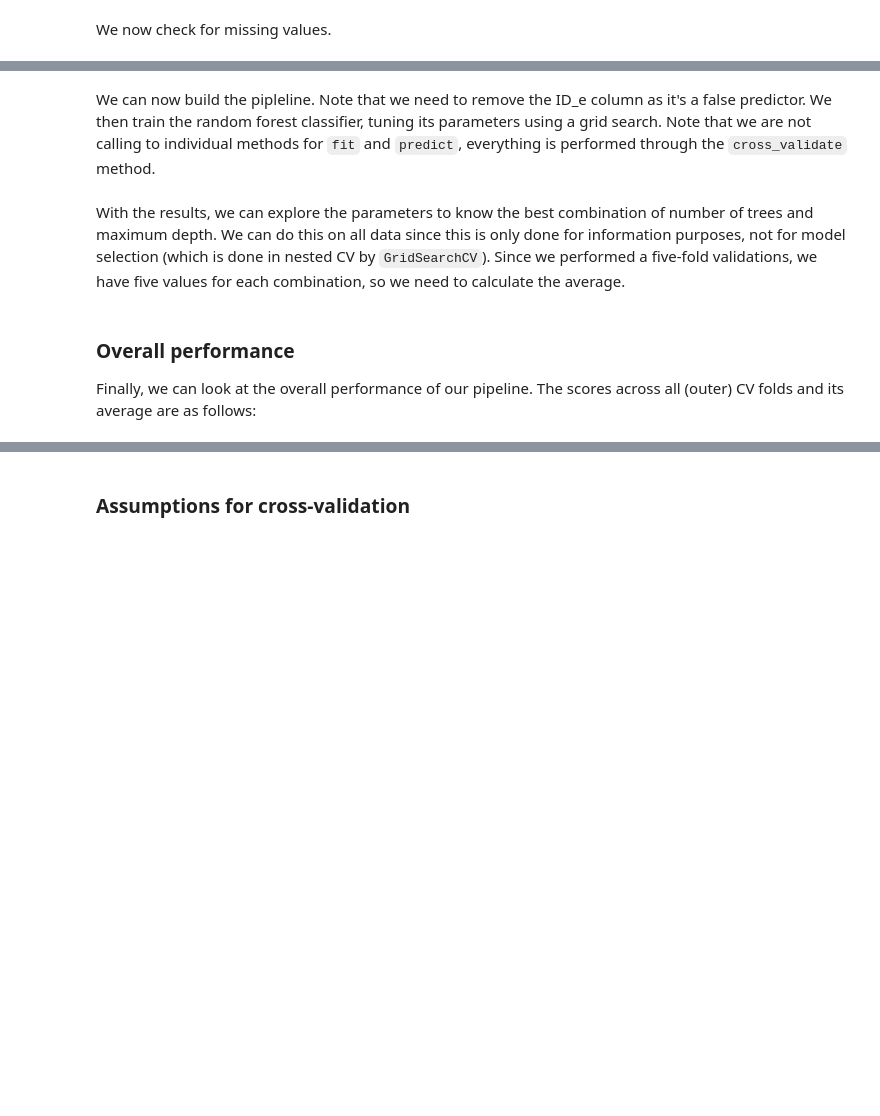
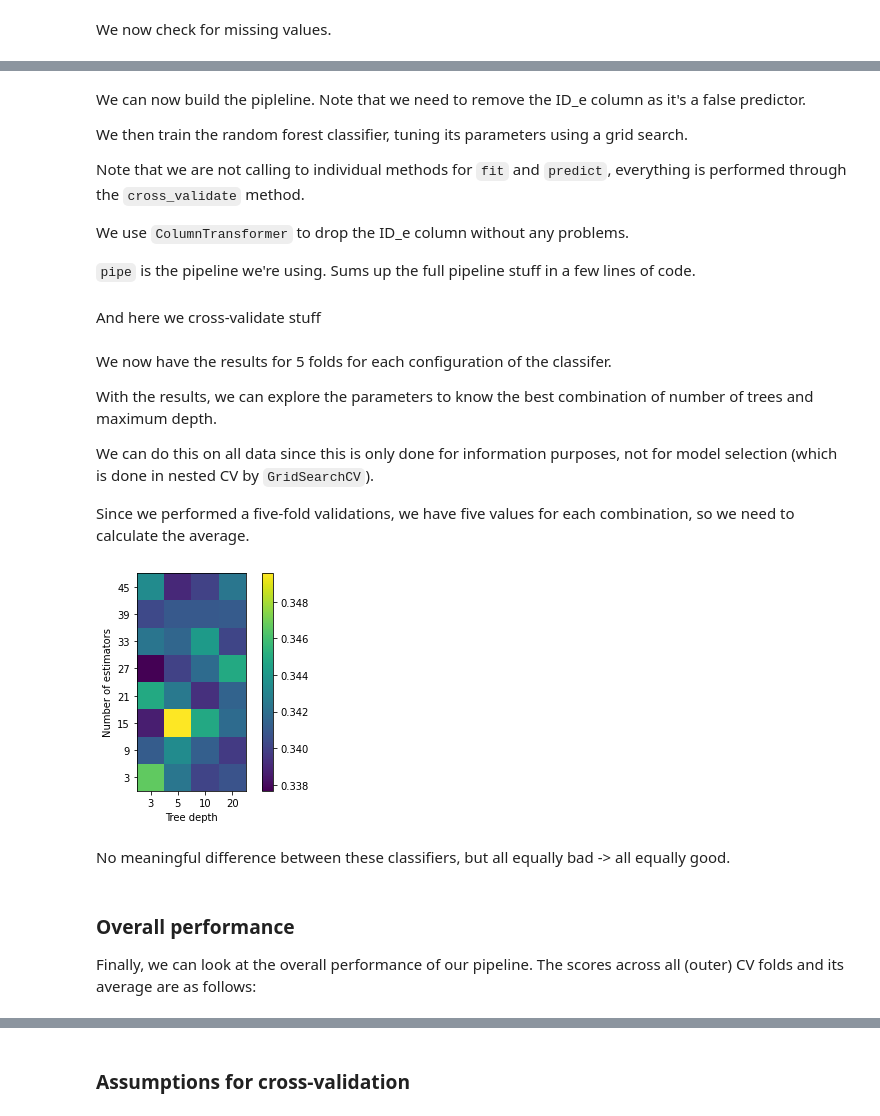
Before and after one commit to 11BelowStudio/ce802labs, a Jupyter notebook: lab4/Solving the lizard problem.ipynb, the cells around one changed output, grey strips where cells are left out. Saved outputs shown, nothing was run; the diff lists cells and outputs as text; code cells hidden in the pictures; blank space fills up the shorter version.

Commit message:
gone through lab 4, also moving some of the assignment files around

```diff
--- a/lab4/Solving the lizard problem.ipynb
+++ b/lab4/Solving the lizard problem.ipynb
@@ -100,7 +214,17 @@ class GroupImputer(BaseEstimator, TransformerMixin):
         self.fit(X, y, **fit_params)
         return self.transform(X, y)
 # %% [markdown]
-We can now build the pipleline. Note that we need to remove the ID_e column as it's a false predictor. We then train the random forest classifier, tuning its parameters using a grid search. Note that we are not calling to individual methods for `fit` and `predict`, everything is performed through the `cross_validate` method.
+We can now build the pipleline.
+Note that we need to remove the ID_e column as it's a false predictor.
+
+We then train the random forest classifier, tuning its parameters using a grid search.
+
+Note that we are not calling to individual methods for `fit` and `predict`,
+everything is performed through the `cross_validate` method.
+
+We use `ColumnTransformer` to drop the ID_e column without any problems.
+
+`pipe` is the pipeline we're using. Sums up the full pipeline stuff in a few lines of code.
 # %%
 import sklearn.metrics as mt
 from sklearn.pipeline import Pipeline
@@ -122,0 +260,2 @@ scores = cross_validate(search, x, y, scoring=['accuracy'], cv=cv, return_estima
+# %% [markdown]
+And here we cross-validate stuff
@@ -123,22 +265,41 @@ scores = cross_validate(search, x, y, scoring=['accuracy'], cv=cv, return_estima
 # %% [markdown]
-With the results, we can explore the parameters to know the best combination of number of trees and maximum depth. We can do this on all data since this is only done for information purposes, not for model selection (which is done in nested CV by `GridSearchCV`). Since we performed a five-fold validations, we have five values for each combination, so we need to calculate the average.
+We now have the results for 5 folds for each configuration of the classifer.
+
+
+With the results,
+we can explore the parameters to know the best combination of
+number of trees and maximum depth.
+
+We can do this on all data since this is only done for information purposes,
+not for model selection (which is done in nested CV by `GridSearchCV`).
+
+Since we performed a five-fold validations, we have five values for each combination,
+so we need to calculate the average.
 # %%
 %matplotlib inline
 from matplotlib import pyplot as plt
 
 features = np.zeros((len(param_grid['rf__n_estimators']), len(param_grid['rf__max_depth'])))
 for estimator in scores['estimator']:
     features += estimator.cv_results_['mean_test_score'].reshape(features.shape)
 features /= len(scores['estimator'])
 
 im = plt.imshow(features, origin='lower')
 plt.colorbar(im)
 plt.xticks(np.arange(len(param_grid['rf__max_depth'])), param_grid['rf__max_depth'])
 plt.yticks(np.arange(len(param_grid['rf__n_estimators'])), param_grid['rf__n_estimators'])
+plt.xlabel("Tree depth")
+plt.ylabel("Number of estimators")
 plt.show()
+# %% [output]
+[figure, added]
+# %% [markdown]
+No meaningful difference between these classifiers,
+but all equally bad -> all equally good.
 # %% [markdown]
 ### Overall performance
-Finally, we can look at the overall performance of our pipeline. The scores across all (outer) CV folds and its average are as follows:
+Finally, we can look at the overall performance of our pipeline.
+The scores across all (outer) CV folds and its average are as follows:
 # %%
 print('Fold accuracy', scores['test_accuracy'])
 print('Average accuracy', np.mean(scores['test_accuracy']))
```
Also changed, not shown: parts of 28 cells of this notebook, 9 other files.
